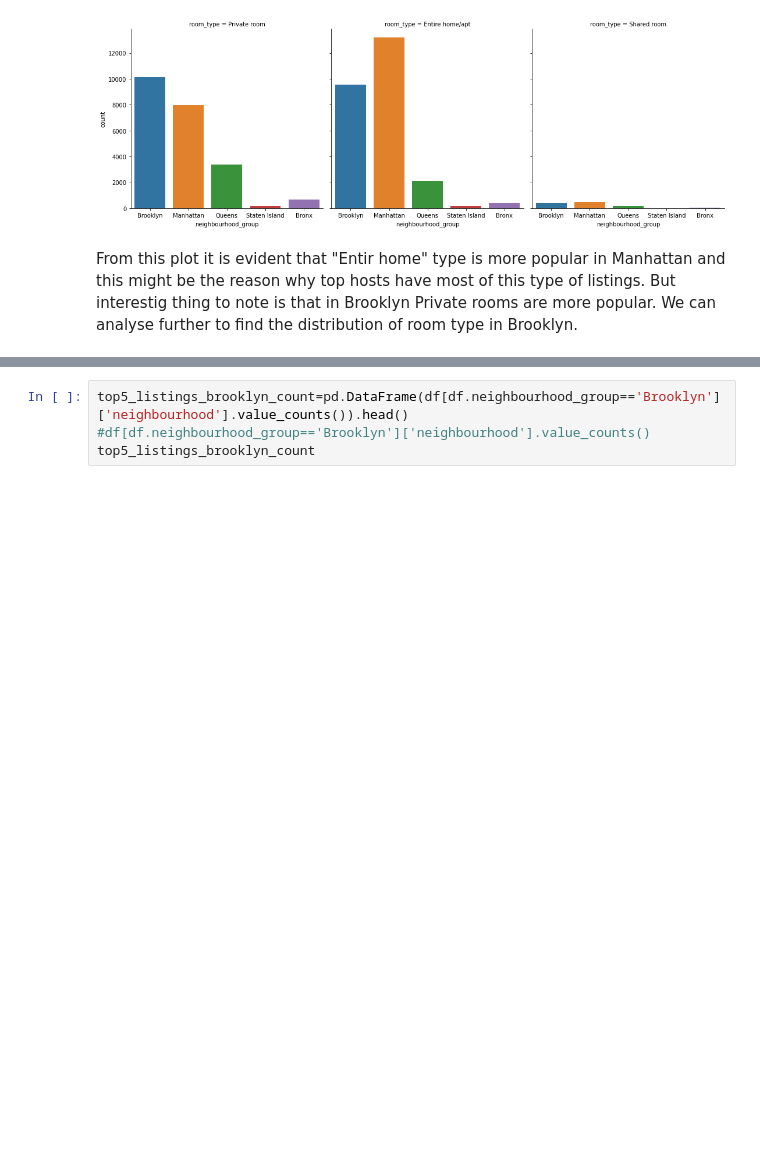
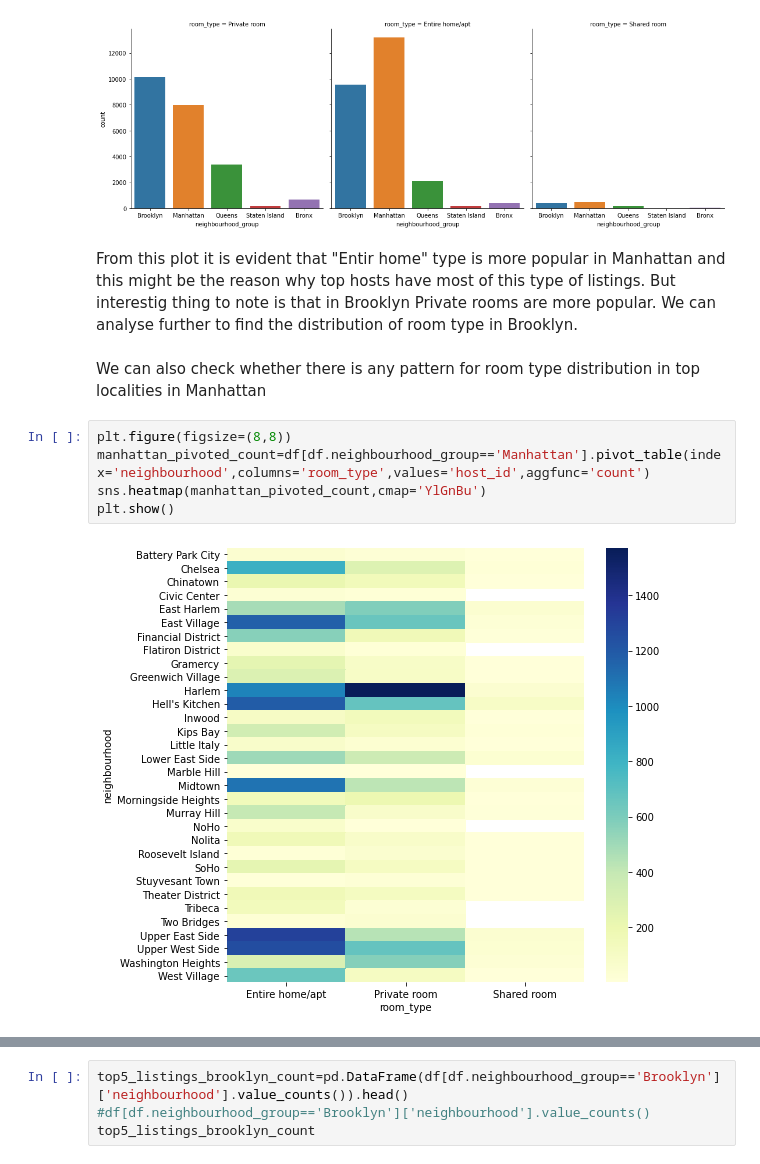
Before and after one commit to abdulaziz2208/Airbnb-Bookings-analysis, a Jupyter notebook: Airbnb_Bookings_Analysis_Capstone_Project.ipynb, the cells around one changed output, grey strips where cells are left out. Saved outputs shown, nothing was run; the diff lists cells and outputs as text; blank space fills up the shorter version.

```diff
--- a/Airbnb_Bookings_Analysis_Capstone_Project.ipynb
+++ b/Airbnb_Bookings_Analysis_Capstone_Project.ipynb
@@ -264,3 +277,12 @@ sns.catplot(data=df,x='neighbourhood_group',kind='count',col='room_type')
 [figure]
 # %% [markdown]
 From this plot it is evident that "Entir home" type is more popular in Manhattan and this might be the reason why top hosts have most of this type of listings. But interestig thing to note is that in Brooklyn Private rooms are more popular. We can analyse further to find the distribution of room type in Brooklyn.
+# %% [markdown]
+We can also check whether there is any pattern for room type distribution in top localities in Manhattan
+# %%
+plt.figure(figsize=(8,8))
+manhattan_pivoted_count=df[df.neighbourhood_group=='Manhattan'].pivot_table(index='neighbourhood',columns='room_type',values='host_id',aggfunc='count')
+sns.heatmap(manhattan_pivoted_count,cmap='YlGnBu')
+plt.show()
+# %% [output]
+[figure, added]
```
Also changed, not shown: parts of 12 cells of this notebook.
